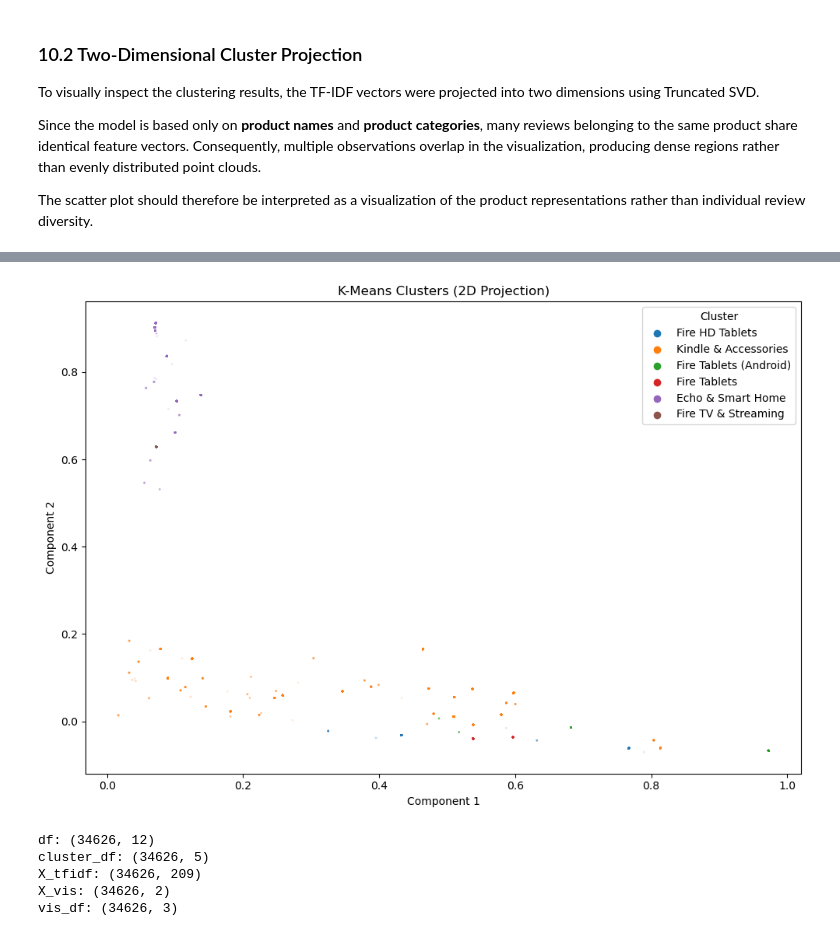
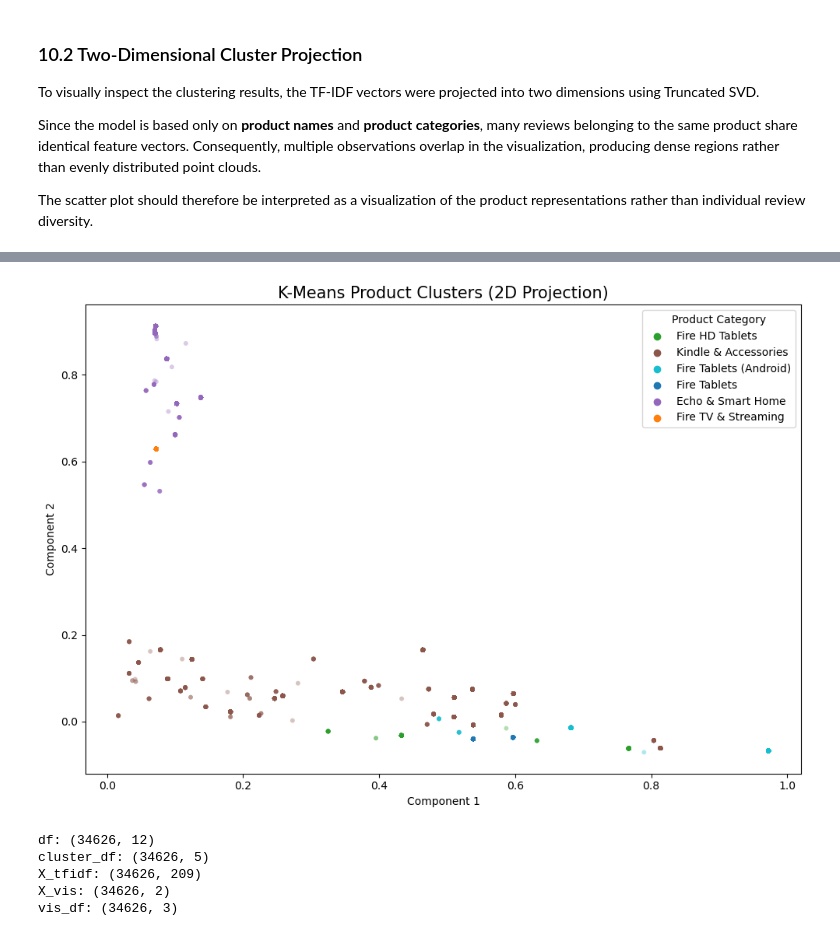
Before and after one commit to Casildagsf/IRONHACK-AI-PROJECT3, a Jupyter notebook: Clustering/base_line_C_sin_text.ipynb, the cells around one changed output, grey strips where cells are left out. Cells and saved outputs as stored; diff of their text form; code cells hidden in the pictures.

Commit message:
saving model 6 clusters

```diff
--- a/Clustering/base_line_C_sin_text.ipynb
+++ b/Clustering/base_line_C_sin_text.ipynb
@@ -491,3 +471,9 @@ To visually inspect the clustering results, the TF-IDF vectors were projected in
 Since the model is based only on **product names** and **product categories**, many reviews belonging to the same product share identical feature vectors. Consequently, multiple observations overlap in the visualization, producing dense regions rather than evenly distributed point clouds.
 
 The scatter plot should therefore be interpreted as a visualization of the product representations rather than individual review diversity.
+# %%
+vis_df = pd.DataFrame({
+    "Component 1": X_vis[:,0],
+    "Component 2": X_vis[:,1],
+    "Cluster": cluster_df["cluster_name"]
+})
@@ -494,20 +501,37 @@ The scatter plot should therefore be interpreted as a visualization of the produ
+# %%
+custom_palette = {
+    "Fire Tablets": "#1f77b4",          # Blue
+    "Echo & Smart Home": "#9467bd",     # Purple
+    "Fire Tablets (Android)": "#17becf",# Teal
+    "Fire TV & Streaming": "#ff7f0e",   # Orange
+    "Fire HD Tablets": "#2ca02c",       # Green
+    "Kindle & Accessories": "#8c564b"   # Brown
+}
 # %%
-# 10.3 Scatter plot
 plt.figure(figsize=(10,7))
 
 sns.scatterplot(
     data=vis_df,
     x="Component 1",
     y="Component 2",
     hue="Cluster",
-    palette="tab10",
-    alpha=0.15,
-    s=4,
+    palette=custom_palette,
+    s=18,
+    alpha=0.35,
     linewidth=0
 )
 
-plt.title("K-Means Clusters (2D Projection)")
+plt.title("K-Means Product Clusters (2D Projection)", fontsize=15)
+plt.xlabel("Component 1")
+plt.ylabel("Component 2")
+
+plt.legend(
+    title="Product Category",
+    loc="upper right",
+    frameon=True
+)
+
 plt.tight_layout()
 plt.show()
 # %% [output]
-[figure, old version]
+[figure, new version]
```
Also changed, not shown: parts of 14 cells of this notebook, 4 other files.
